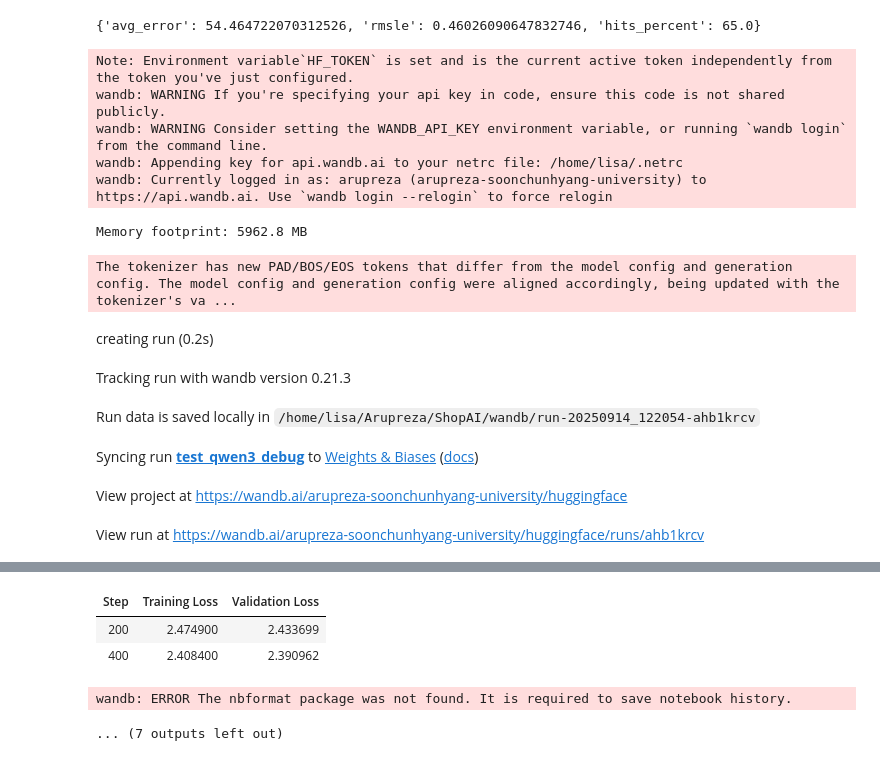
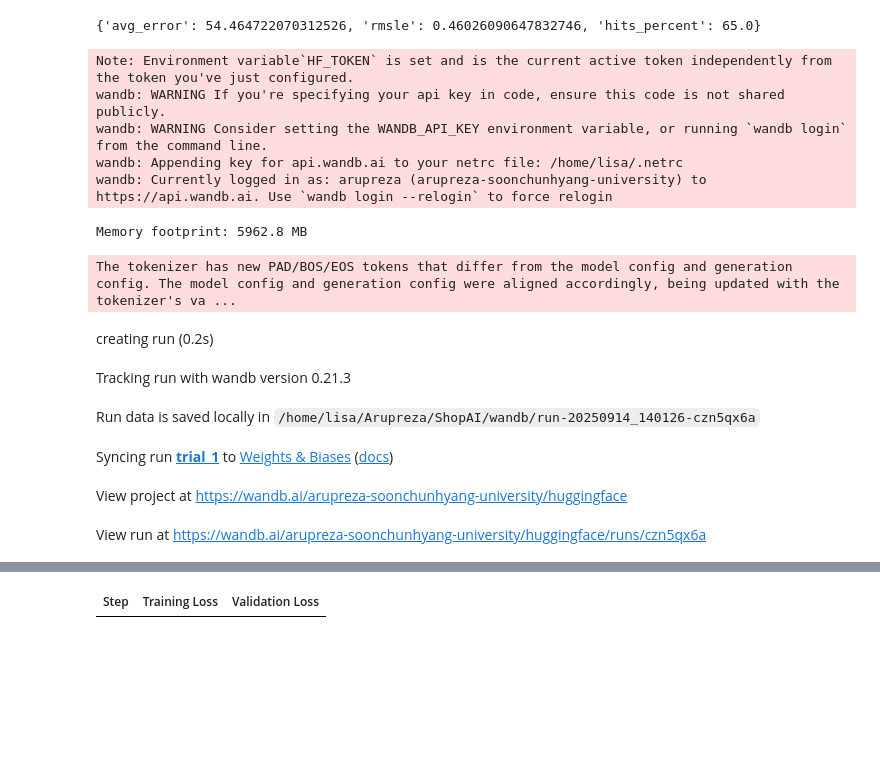
Before and after one commit to Arupreza/ShopAI, a Jupyter notebook: execution.ipynb, the cells around one changed output, grey strips where cells are left out. Cells and saved outputs as stored; diff of their text form; code cells hidden in the pictures; blank space fills up the shorter version.

```diff
--- a/execution.ipynb
+++ b/execution.ipynb
@@ -118,8 +118,8 @@ trainer, model, tokenizer, ds = train_sft(
     base_model="Qwen/Qwen3-8B",     # ✅ dense version
     project_name="price_qwen_lora",
     log_to_wandb=True,
-    epochs=1,
-    batch_size=2,
+    epochs=5,
+    batch_size=12,
     grad_accum=2,
     save_steps=1000,
     run_name="trial_1",
@@ -137,7 +137,7 @@ Memory footprint: 5962.8 MB
 The tokenizer has new PAD/BOS/EOS tokens that differ from the model config and generation config. The model config and generation config were aligned accordingly, being updated with the tokenizer's va ...
 creating run (0.2s)
 Tracking run with wandb version 0.21.3
-Run data is saved locally in /home/lisa/Arupreza/ShopAI/wandb/run-20250914_122054-ahb1krcv
+Run data is saved locally in /home/lisa/Arupreza/ShopAI/wandb/run-20250914_140126-czn5qx6a
-Syncing run test_qwen3_debug to Weights & Biases (docs)
+Syncing run trial_1 to Weights & Biases (docs)
 View project at https://wandb.ai/arupreza-soonchunhyang-university/huggingface
-View run at https://wandb.ai/arupreza-soonchunhyang-university/huggingface/runs/ahb1krcv
+View run at https://wandb.ai/arupreza-soonchunhyang-university/huggingface/runs/czn5qx6a
@@ -145,8 +145,4 @@ View run at https://wandb.ai/arupreza-soonchunhyang-university/huggingface/runs/
 | Step | Training Loss | Validation Loss |
-| 200 | 2.474900 | 2.433699 |
-| 400 | 2.408400 | 2.390962 |
-wandb: ERROR The nbformat package was not found. It is required to save notebook history.
-... (7 outputs left out)
 # %%
 from model_src.evaluation import qwen_evaluation
 
```
Also changed, not shown: parts of 2 cells of this notebook.
